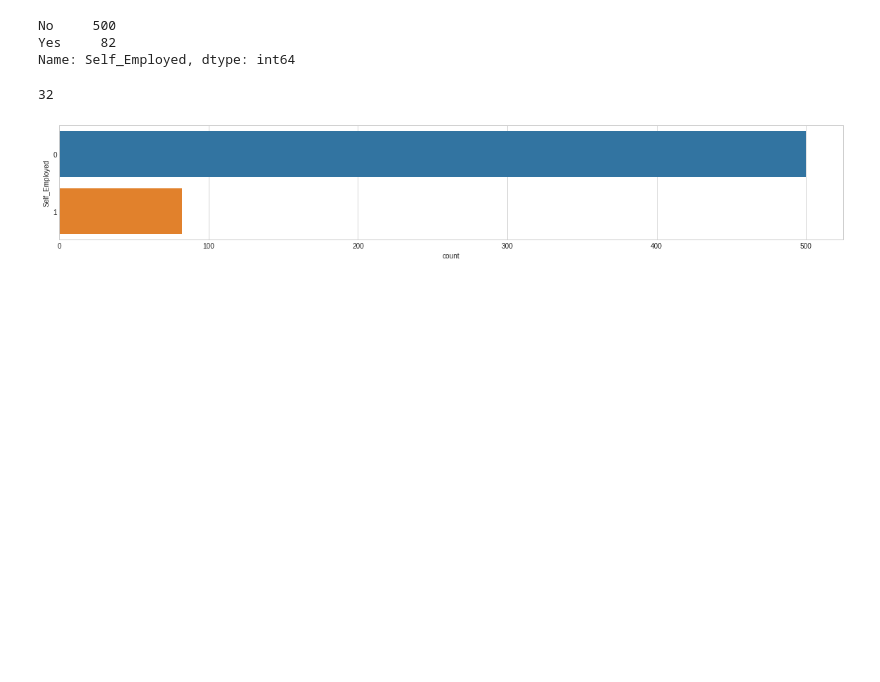
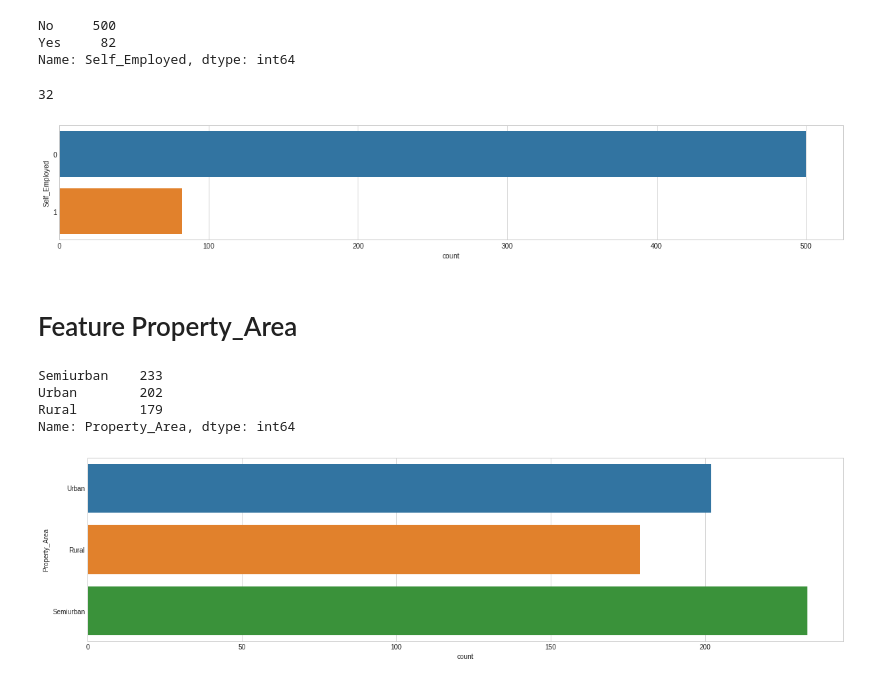
Before and after one commit to NilSagor/eda-tut, a Jupyter notebook: home_loan.ipynb, the cells around one changed output. Drawn from its saved outputs; the diff is of its cells as text; code cells hidden in the pictures; blank space fills up the shorter version.

```diff
--- a/home_loan.ipynb
+++ b/home_loan.ipynb
@@ -264,0 +263,14 @@ sns.countplot(y = "Self_Employed", data = dataset_bin);
+# %% [markdown]
+# Feature Property_Area
+# %%
+home_loan_train.Property_Area.value_counts()
+# %% [output]
+Semiurban    233
+Urban        202
+Rural        179
+Name: Property_Area, dtype: int64
+# %%
+fig = plt.figure(figsize=(20,5))
+sns.countplot(y="Property_Area", data = home_loan_train);
+# %% [output]
+[figure, added]
```
Also changed, not shown: parts of 2 cells of this notebook.
